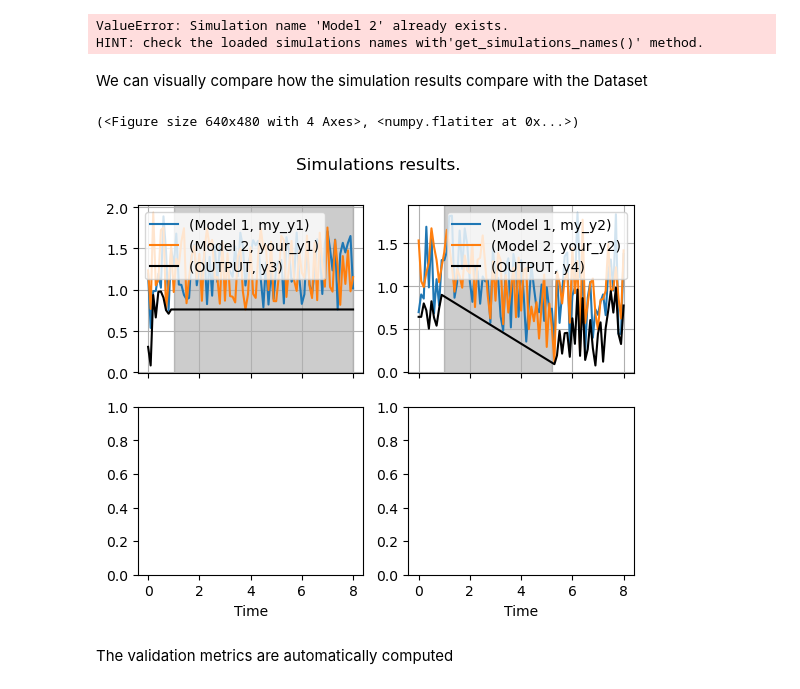
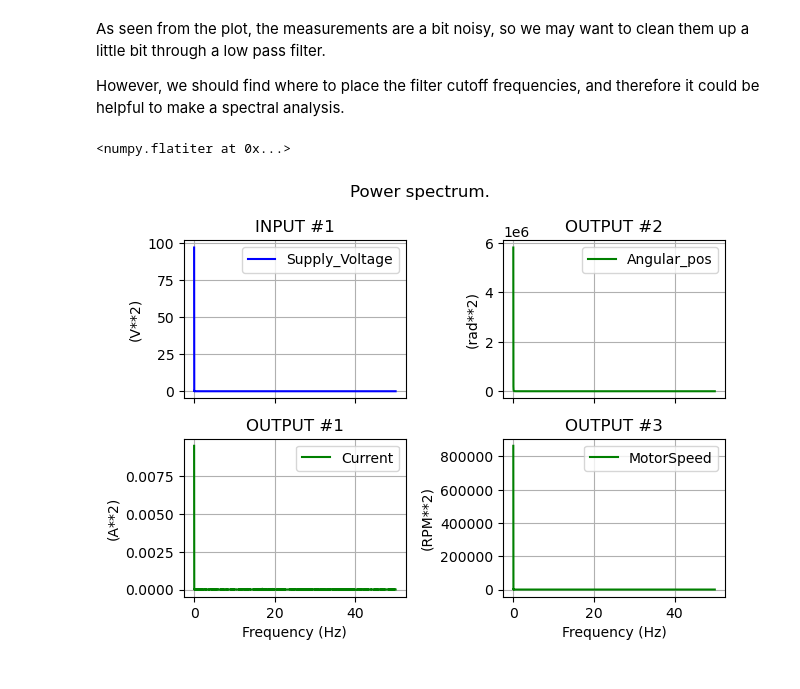
Before and after one commit to VolvoGroup/dymoval, a Jupyter notebook: scripts/tutorial.ipynb, the cells around one changed output. Drawn from its saved outputs; the diff is of its cells as text; code cells hidden in the pictures.

```diff
--- a/scripts/tutorial.ipynb
+++ b/scripts/tutorial.ipynb
@@ -262,15 +108,9 @@ sim2_values = vs.Dataset.dataset["OUTPUT"].values + np.random.rand(
-# %%
-vs.append_simulation(sim1_name, sim1_labels, sim1_values)
-vs.append_simulation(sim2_name, sim2_labels, sim2_values)
-# %% [output]
-ValueError: Simulation name 'Model 2' already exists.
-HINT: check the loaded simulations names with'get_simulations_names()' method.
-# %% [markdown]
-We can visually compare how the simulation results compare with the Dataset
-# %%
-vs.plot_simulations(dataset='only_out')
-# %% [output]
-(<Figure size 640x480 with 4 Axes>, <numpy.flatiter at 0x...>)
-[figure, removed]
-# %% [markdown]
-The validation metrics are automatically computed
+# %% [markdown]
+As seen from the plot, the measurements are a bit noisy, so we may want to clean them up a little bit through a low pass filter.
+
+However, we should find where to place the filter cutoff frequencies, and therefore it could be helpful to make a spectral analysis.
+# %%
+ds.plot_spectrum()
+# %% [output]
+<numpy.flatiter at 0x...>
+[figure, added]
```
Also changed, not shown: parts of 89 cells of this notebook, 12 other files.
